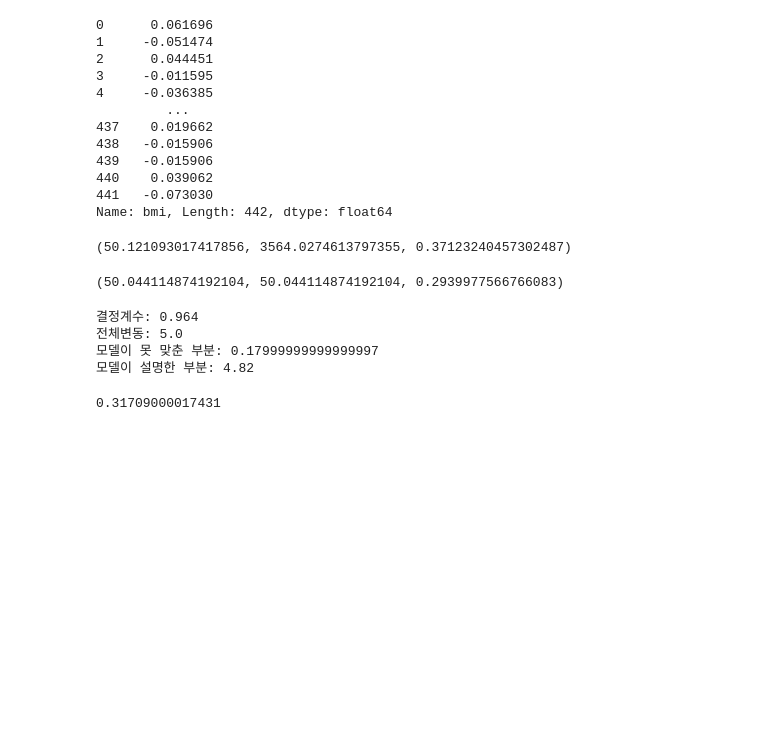
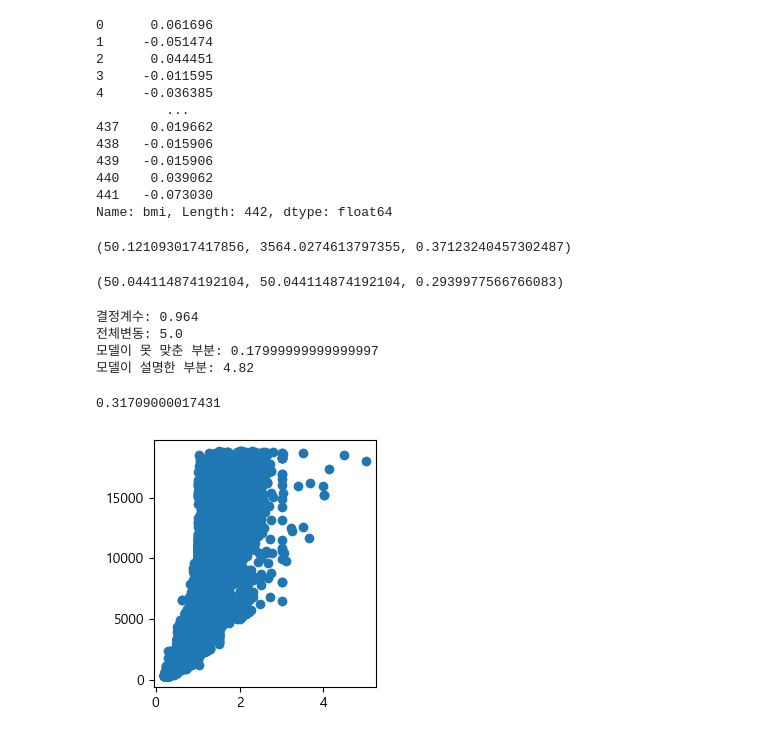
Before and after one commit to qkfmadl0-create/day18, a Jupyter notebook: 머신러닝/001.ipynb, the cells around one changed output. Drawn from its saved outputs; the diff is of its cells as text; code cells hidden in the pictures; blank space fills up the shorter version.

```diff
--- a/머신러닝/001.ipynb
+++ b/머신러닝/001.ipynb
@@ -314,0 +320,7 @@ print(r2_score(y_test,y_pred))
+# %%
+fig, ax = plt.subplots(figsize=(3,3))
+ax.scatter(df['carat'],df['price'])
+plt.tight_layout()
+plt.show()
+# %% [output]
+[figure, added]
```
Also changed, not shown: parts of 6 cells of this notebook.
